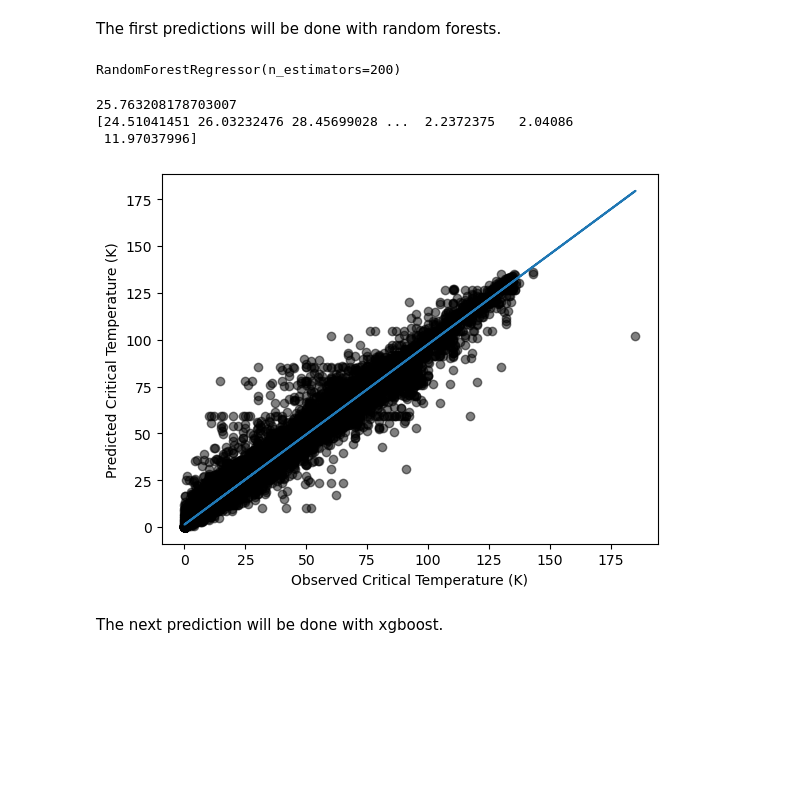
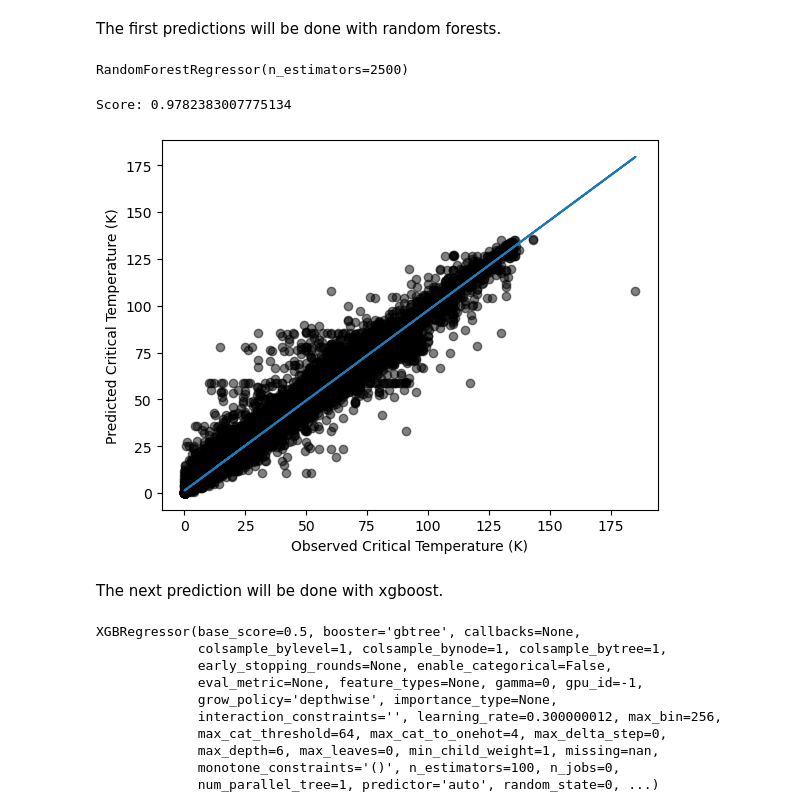
Before and after one commit to ppak10/24-787-Term-Project, a Jupyter notebook: notebooks/predict_tc_python.ipynb, the cells around one changed output. Saved outputs shown, nothing was run; the diff lists cells and outputs as text; code cells hidden in the pictures; blank space fills up the shorter version.

Commit message:
Adds `xgboost` to `predict_tc_python.ipynb`.

```diff
--- a/notebooks/predict_tc_python.ipynb
+++ b/notebooks/predict_tc_python.ipynb
@@ -14,15 +15,20 @@ from sklearn.metrics import mean_squared_error
 # %% [markdown]
 Since the original data for the superconducting materials list obtained from [Japan's National Institute for Materials Science (NIMS)](http://supercon.nims.go.jp/index_en.html) is no longer available, the preprocessing steps outlined cannot be reproduced.
 # %%
+# Utilizes provided preprocessed training data
 training_df = pd.read_csv('../uci_supercondutor_data/train.csv')
-training = np.array(training_df)
-features_length = len(training[0])
-X = training[:,:features_length-1]
-Y = training[:,features_length-1:features_length]
+training_data = np.array(training_df)
+features_length = len(training_data[0])
 
-print(f"Training Data Shape: {training.shape}")
+# The first 81 columns are features.
+X = training_data[:,:features_length-1]
+
+# The last column is temperature critical (labels).
+y = training_data[:,features_length-1:features_length]
+
+print(f"Training Data Shape: {training_data.shape}")
 print(f"Features Shape: {X.shape}")
-print(f"Labels Shape: {Y.shape}")
+print(f"Labels Shape: {y.shape}")
 # %% [output]
 Training Data Shape: (21263, 82)
 Features Shape: (21263, 81)
@@ -30,29 +36,42 @@ Labels Shape: (21263, 1)
 # %% [markdown]
 The first predictions will be done with random forests.
 # %%
-forest = RandomForestRegressor(2500)
-forest.fit(X, Y)
+forest = RandomForestRegressor(n_estimators=2500)
+forest.fit(X, y)
 # %% [output]
-RandomForestRegressor(n_estimators=200)
+RandomForestRegressor(n_estimators=2500)
 # %%
 yfit = forest.predict(X)
-print(mean_squared_error(Y, yfit))
+
+print(f"Score: {forest.score(X, y)}")
 
 # Plot observed temperatures vs predicted temperatures with scatter plot.
-plt.scatter(Y, yfit, color=(0, 0, 0, 0.5))
+plt.scatter(y, yfit, color=(0, 0, 0, 0.5))
 plt.xlabel("Observed Critical Temperature (K)")
 plt.ylabel("Predicted Critical Temperature (K)")
 
 # Plot linear trendline
-z = np.polyfit(Y.ravel(), yfit, 1)
+z = np.polyfit(y.ravel(), yfit, 1)
 p = np.poly1d(z)
-plt.plot(Y, p(Y))
+plt.plot(y, p(y))
 
 plt.show()
 # %% [output]
-25.763208178703007
-[24.51041451 26.03232476 28.45699028 ...  2.2372375   2.04086
- 11.97037996]
+Score: 0.9782383007775134
-[figure, old version]
+[figure, new version]
 # %% [markdown]
 The next prediction will be done with xgboost.
+# %%
+xgb_model = XGBRegressor()
+xgb_model.fit(X, y)
+# %% [output]
+XGBRegressor(base_score=0.5, booster='gbtree', callbacks=None,
+             colsample_bylevel=1, colsample_bynode=1, colsample_bytree=1,
+             early_stopping_rounds=None, enable_categorical=False,
+             eval_metric=None, feature_types=None, gamma=0, gpu_id=-1,
+             grow_policy='depthwise', importance_type=None,
+             interaction_constraints='', learning_rate=0.300000012, max_bin=256,
+             max_cat_threshold=64, max_cat_to_onehot=4, max_delta_step=0,
+             max_depth=6, max_leaves=0, min_child_weight=1, missing=nan,
+             monotone_constraints='()', n_estimators=100, n_jobs=0,
+             num_parallel_tree=1, predictor='auto', random_state=0, ...)
```
Also changed, not shown: parts of 2 cells of this notebook, 1 other file.
